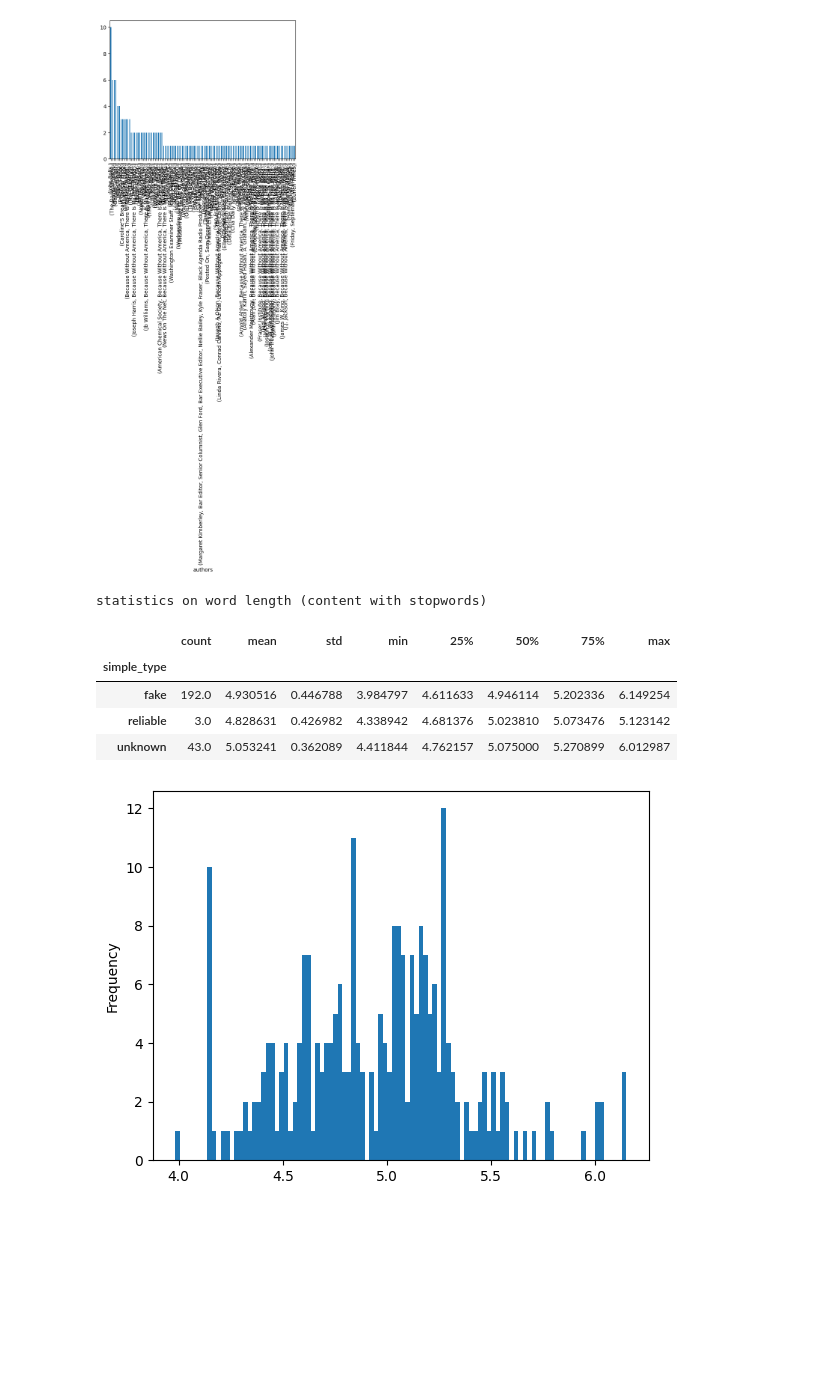
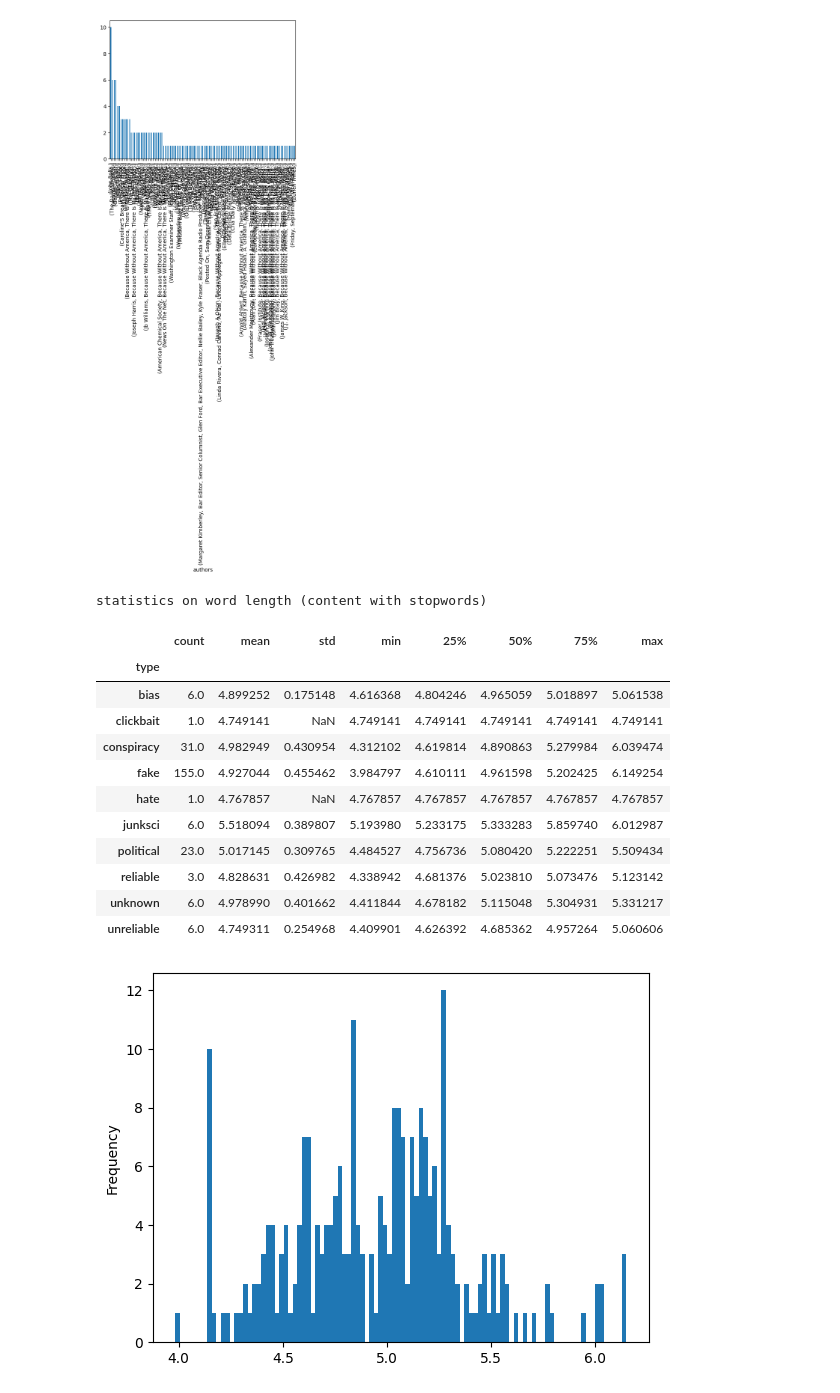
Before and after one commit to emiloerum/GDS_Project, a Jupyter notebook: projecttask1.ipynb, the cells around one changed output. Cells and saved outputs as stored; diff of their text form; code cells hidden in the pictures; blank space fills up the shorter version.

```diff
--- a/projecttask1.ipynb
+++ b/projecttask1.ipynb
@@ -322,38 +327,45 @@ Name: authors, dtype: object
 #Længde på ord, middelværdi og spredning
 #vocabulary size/antal ord, middelværdi og spredning
 
 #content består af list of tokens
 def mean_length_of_words(wordlist):
     totallength = 0
     for word in wordlist:
         totallength = totallength + len(str(word))
     return totallength/len(wordlist)
 #plot det her men med et interval
 
 def unique_words_ratio(wordlist):
     count = 0
     words = {}
     for word in wordlist:
         if word not in words:
             words[word]=1
             count +=1
     return count/len(wordlist)
 
 tryplot = content_column_tokenized.apply(lambda x:mean_length_of_words(x))
 tryplot.plot(kind="hist",bins=100)
 tryplot.describe()
 news_data['mean_word_length']=tryplot
 print("statistics on word length (content with stopwords)")
-news_data.groupby('simple_type')['mean_word_length'].describe()
+news_data.groupby('type')['mean_word_length'].describe()
 
 #obs på at den der grupering ikke rent faktisk har fjernet rækker
 # %% [output]
 statistics on word length (content with stopwords)
 |  | count | mean | std | min | 25% | 50% | 75% | max |
-| simple_type |  |  |  |  |  |  |  |  |
-| fake | 192.0 | 4.930516 | 0.446788 | 3.984797 | 4.611633 | 4.946114 | 5.202336 | 6.149254 |
+| type |  |  |  |  |  |  |  |  |
+| bias | 6.0 | 4.899252 | 0.175148 | 4.616368 | 4.804246 | 4.965059 | 5.018897 | 5.061538 |
+| clickbait | 1.0 | 4.749141 | NaN | 4.749141 | 4.749141 | 4.749141 | 4.749141 | 4.749141 |
+| conspiracy | 31.0 | 4.982949 | 0.430954 | 4.312102 | 4.619814 | 4.890863 | 5.279984 | 6.039474 |
+| fake | 155.0 | 4.927044 | 0.455462 | 3.984797 | 4.610111 | 4.961598 | 5.202425 | 6.149254 |
+| hate | 1.0 | 4.767857 | NaN | 4.767857 | 4.767857 | 4.767857 | 4.767857 | 4.767857 |
+| junksci | 6.0 | 5.518094 | 0.389807 | 5.193980 | 5.233175 | 5.333283 | 5.859740 | 6.012987 |
+| political | 23.0 | 5.017145 | 0.309765 | 4.484527 | 4.756736 | 5.080420 | 5.222251 | 5.509434 |
 | reliable | 3.0 | 4.828631 | 0.426982 | 4.338942 | 4.681376 | 5.023810 | 5.073476 | 5.123142 |
-| unknown | 43.0 | 5.053241 | 0.362089 | 4.411844 | 4.762157 | 5.075000 | 5.270899 | 6.012987 |
+| unknown | 6.0 | 4.978990 | 0.401662 | 4.411844 | 4.678182 | 5.115048 | 5.304931 | 5.331217 |
+| unreliable | 6.0 | 4.749311 | 0.254968 | 4.409901 | 4.626392 | 4.685362 | 4.957264 | 5.060606 |
 [figure]
 # %%
 news_data['mean_word_length']=content_column_no_stopwords.apply(lambda x:unique_words_ratio(x))
```
Also changed, not shown: parts of 5 cells of this notebook.
